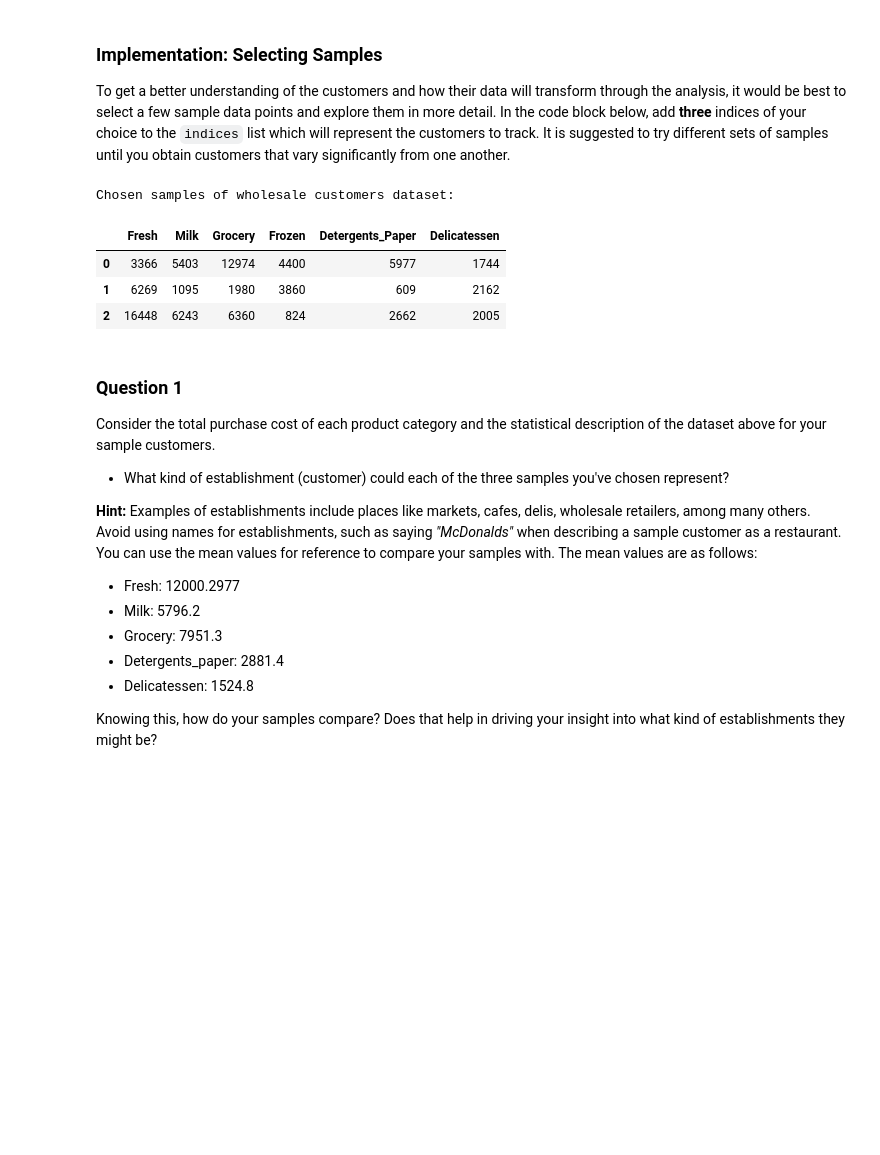
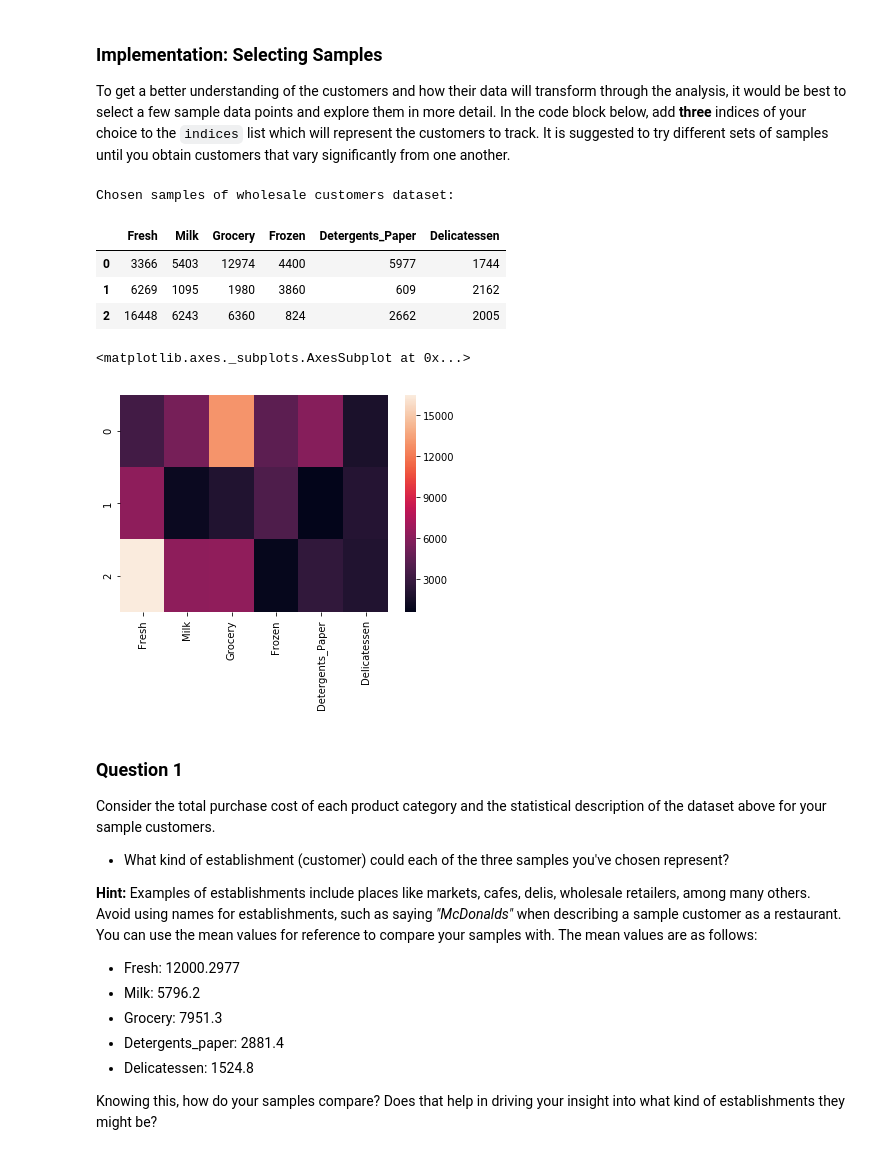
Before and after one commit to dphiggs01/Udacity-Machine-Learning-Projects, a Jupyter notebook: customer_segments/customer_segments.ipynb, the cells around one changed output. Cells and saved outputs as stored; diff of their text form; code cells hidden in the pictures; blank space fills up the shorter version.

```diff
--- a/customer_segments/customer_segments.ipynb
+++ b/customer_segments/customer_segments.ipynb
@@ -147,21 +73,26 @@ Silhouette Coefficient: -0.088
 To get a better understanding of the customers and how their data will transform through the analysis, it would be best to select a few sample data points and explore them in more detail. In the code block below, add **three** indices of your choice to the `indices` list which will represent the customers to track. It is suggested to try different sets of samples until you obtain customers that vary significantly from one another.
 # %%
 #print(data)
-# TODO: Select three indices of your choice you wish to sample from the dataset
+#Select three indices of your choice you wish to sample from the dataset
 indices = [10,50,300]
 
 # Create a DataFrame of the chosen samples
-
 samples = pd.DataFrame(data.loc[indices], columns = data.keys()).reset_index(drop = True)
 print("Chosen samples of wholesale customers dataset:")
 
 display(samples)
+
+# Add visualization of the data
+import seaborn as sns
+sns.heatmap(samples)
 # %% [output]
 Chosen samples of wholesale customers dataset:
 |  | Fresh | Milk | Grocery | Frozen | Detergents_Paper | Delicatessen |
 | 0 | 3366 | 5403 | 12974 | 4400 | 5977 | 1744 |
 | 1 | 6269 | 1095 | 1980 | 3860 | 609 | 2162 |
 | 2 | 16448 | 6243 | 6360 | 824 | 2662 | 2005 |
+<matplotlib.axes._subplots.AxesSubplot at 0x...>
+[figure, added]
 # %% [markdown]
 ### Question 1
 Consider the total purchase cost of each product category and the statistical description of the dataset above for your sample customers.
```
Also changed, not shown: parts of 43 cells of this notebook, 1 other file.
